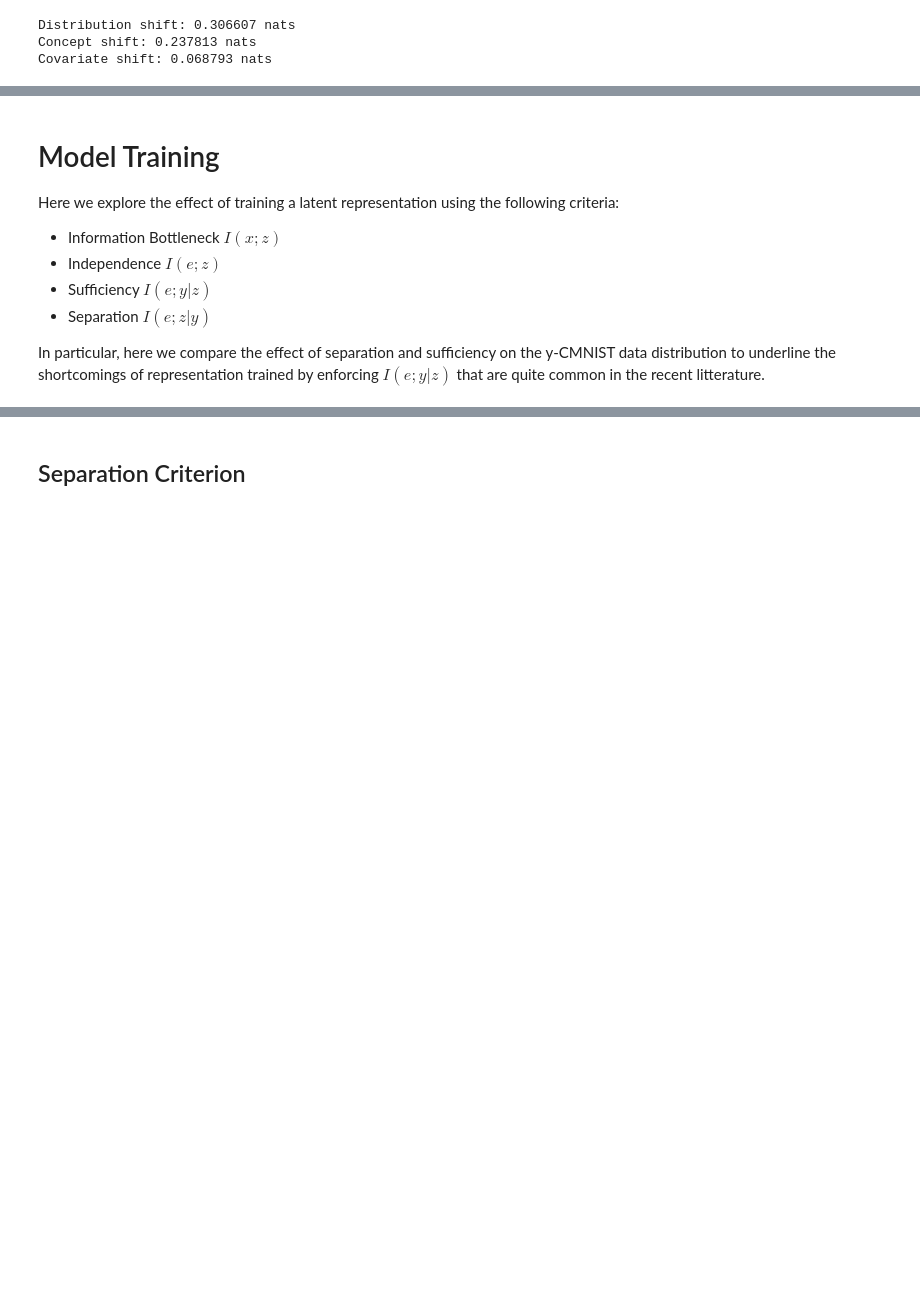
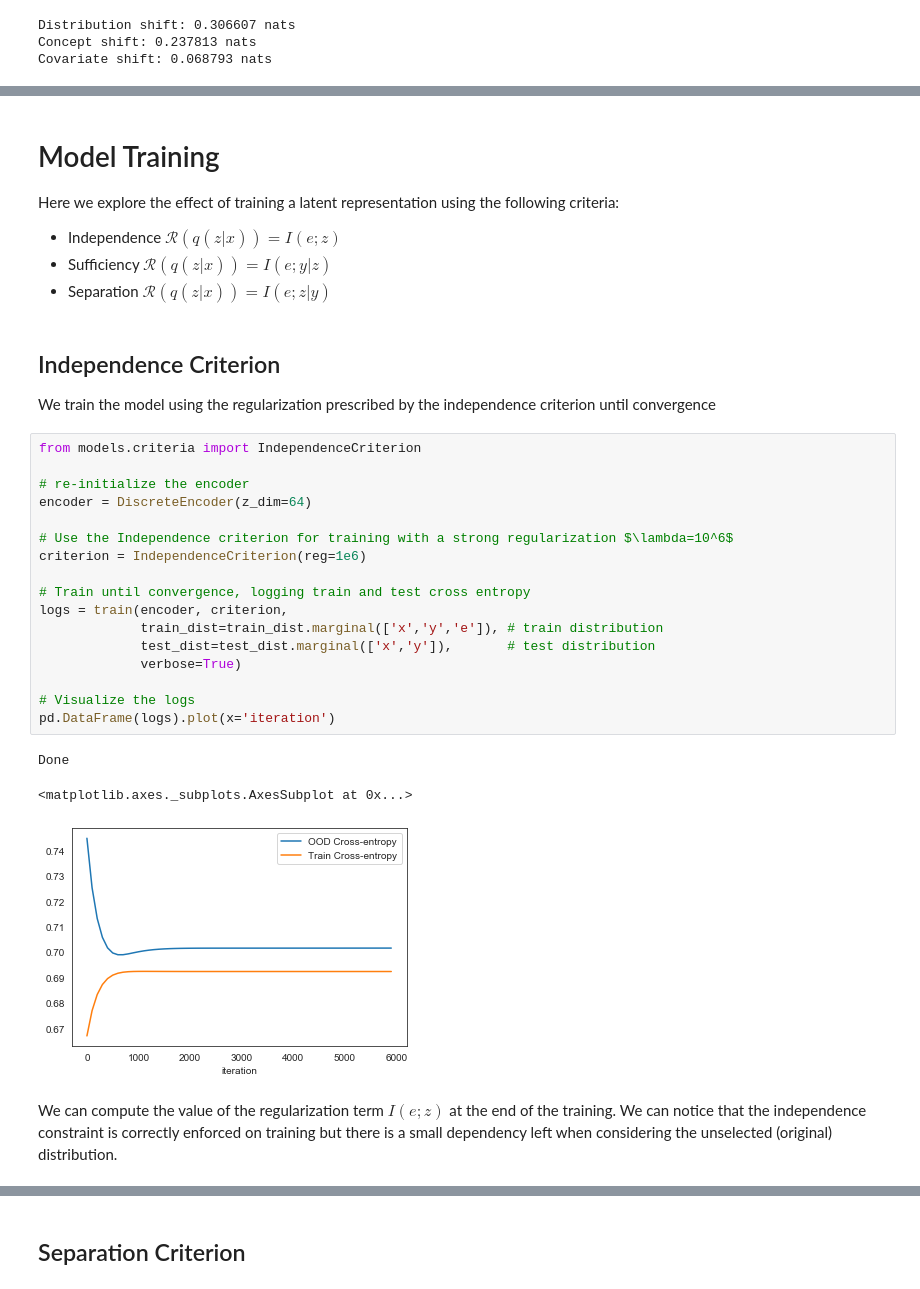
Before and after one commit to mfederici/dsit, a Jupyter notebook: visualization.ipynb, the cells around one changed output, grey strips where cells are left out. Saved outputs shown, nothing was run; the diff lists cells and outputs as text; blank space fills up the shorter version.

```diff
--- a/visualization.ipynb
+++ b/visualization.ipynb
@@ -108,9 +182,33 @@ This can be done by optimizing the encoders according to different criteria.
 # Model Training
 
 Here we explore the effect of training a latent representation using the following criteria:
-- Information Bottleneck $I(x;z)$
-- Independence $I(e;z)$
-- Sufficiency $I(e;y|z)$
-- Separation $I(e;z|y)$
-
-In particular, here we compare the effect of separation and sufficiency on the y-CMNIST data distribution to underline the shortcomings of representation trained by enforcing $I(e;y|z)$ that are quite common in the recent litterature.
+- Independence $\mathcal{R}(q(z|x))=I(e;z)$
+- Sufficiency $\mathcal{R}(q(z|x))=I(e;y|z)$
+- Separation $\mathcal{R}(q(z|x))=I(e;z|y)$
+# %% [markdown]
+## Independence Criterion
+
+We train the model using the regularization prescribed by the independence criterion until convergence
+# %%
+from models.criteria import IndependenceCriterion
+
+# re-initialize the encoder
+encoder = DiscreteEncoder(z_dim=64)
+
+# Use the Independence criterion for training with a strong regularization $\lambda=10^6$
+criterion = IndependenceCriterion(reg=1e6)
+
+# Train until convergence, logging train and test cross entropy
+logs = train(encoder, criterion,
+             train_dist=train_dist.marginal(['x','y','e']), # train distribution
+             test_dist=test_dist.marginal(['x','y']),       # test distribution
+             verbose=True)
+
+# Visualize the logs
+pd.DataFrame(logs).plot(x='iteration')
+# %% [output]
+Done
+<matplotlib.axes._subplots.AxesSubplot at 0x...>
+[figure, added]
+# %% [markdown]
+We can compute the value of the regularization term $I(e;z)$ at the end of the training. We can notice that the independence constraint is correctly enforced on training but there is a small dependency left when considering the unselected (original) distribution.
```
Also changed, not shown: parts of 55 cells of this notebook, 3 other files.
